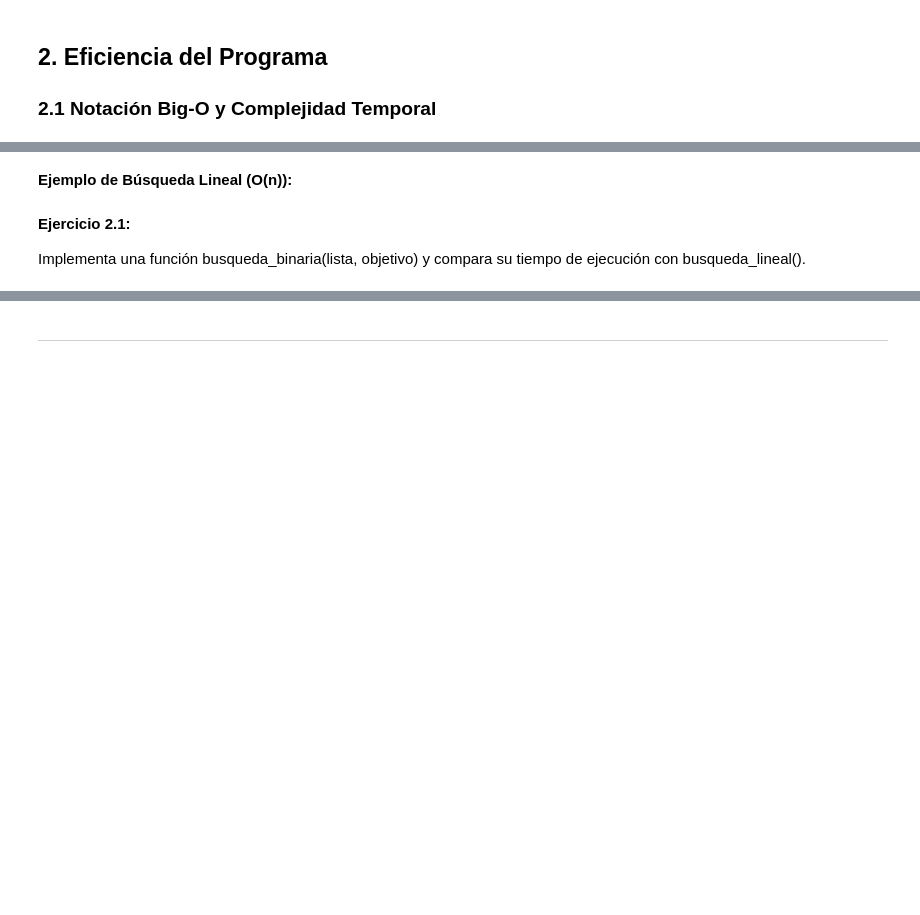
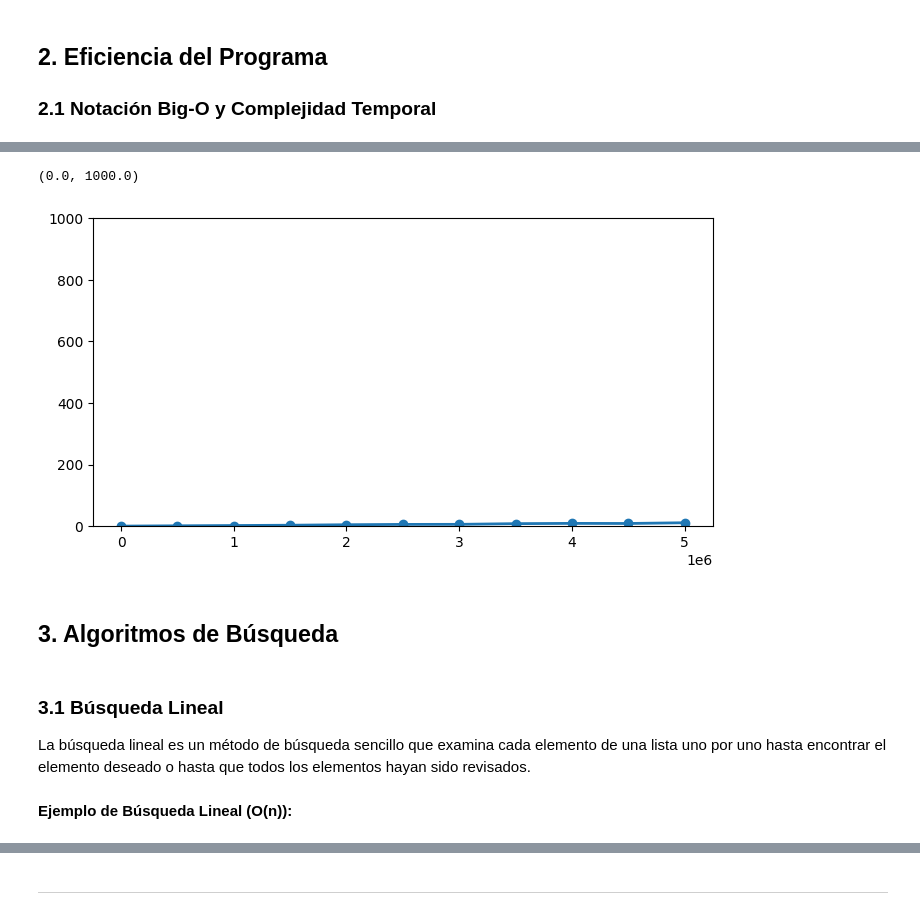
Before and after one commit to JPalaciosCh/ciclo_1_Programacion_101, a Jupyter notebook: 05_eficiencia_de_programa_algoritmos_recursivos_e_introducci_n_a_funciones.ipynb, the cells around one changed output, grey strips where cells are left out. Cells and saved outputs as stored; diff of their text form; code cells hidden in the pictures; blank space fills up the shorter version.

```diff
--- a/05_eficiencia_de_programa_algoritmos_recursivos_e_introducci_n_a_funciones.ipynb
+++ b/05_eficiencia_de_programa_algoritmos_recursivos_e_introducci_n_a_funciones.ipynb
@@ -146,0 +110,5 @@ Las funciones permiten organizar algoritmos que se pueden medir en términos de
+# %%
+%%time
+%%capture
+for i in range(0, 100):
+    multiplicar(random.randint(0 , 1000), random.randint (0, 1000))
@@ -146,0 +118,5 @@ Las funciones permiten organizar algoritmos que se pueden medir en términos de
+# %%
+%%time
+%%capture
+for i in range(0, 1000):
+    multiplicar(random.randint(0 , 1000), random.randint (0, 1000))
@@ -146,0 +126,4 @@ Las funciones permiten organizar algoritmos que se pueden medir en términos de
+# %%
+import time
+
+start = time.time()
@@ -146,0 +136,11 @@ Las funciones permiten organizar algoritmos que se pueden medir en términos de
+# %%
+repeticiones = []
+tiempo = []
+
+for n in range(0, 10_000_001, 500_000):
+    start = time.time()
+    for i in range(0, n):
+        multiplicar(random.randint(0 , 1_000), random.randint (0, 1_000))
+    repeticiones.append(n)
+    tiempo.append(time.time() - start)
+    print(f'{n} repeticiones del proceso tardan {time.time()-start} segundos')
@@ -147,2 +160,16 @@ Las funciones permiten organizar algoritmos que se pueden medir en términos de
+# %%
+import matplotlib.pyplot as plt
+plt.figure(figsize=(8,4))
+plt.plot(repeticiones, tiempo, marker = 'o', linestyle = '-', linewidth = 2)
+plt.ylim(0,10_00)
+# %% [output]
+(0.0, 1000.0)
+[figure, added]
+# %% [markdown]
+## 3. Algoritmos de Búsqueda
+# %% [markdown]
+### 3.1 Búsqueda Lineal
+
+La búsqueda lineal es un método de búsqueda sencillo que examina cada elemento de una lista uno por uno hasta encontrar el elemento deseado o hasta que todos los elementos hayan sido revisados.
 # %% [markdown]
 **Ejemplo de Búsqueda Lineal (O(n)):**
@@ -155,4 +175,0 @@ def busqueda_lineal(lista, objetivo):
-# %% [markdown]
-**Ejercicio 2.1:**
-
-Implementa una función busqueda_binaria(lista, objetivo) y compara su tiempo de ejecución con busqueda_lineal().
```
Also changed, not shown: parts of 78 cells of this notebook.
